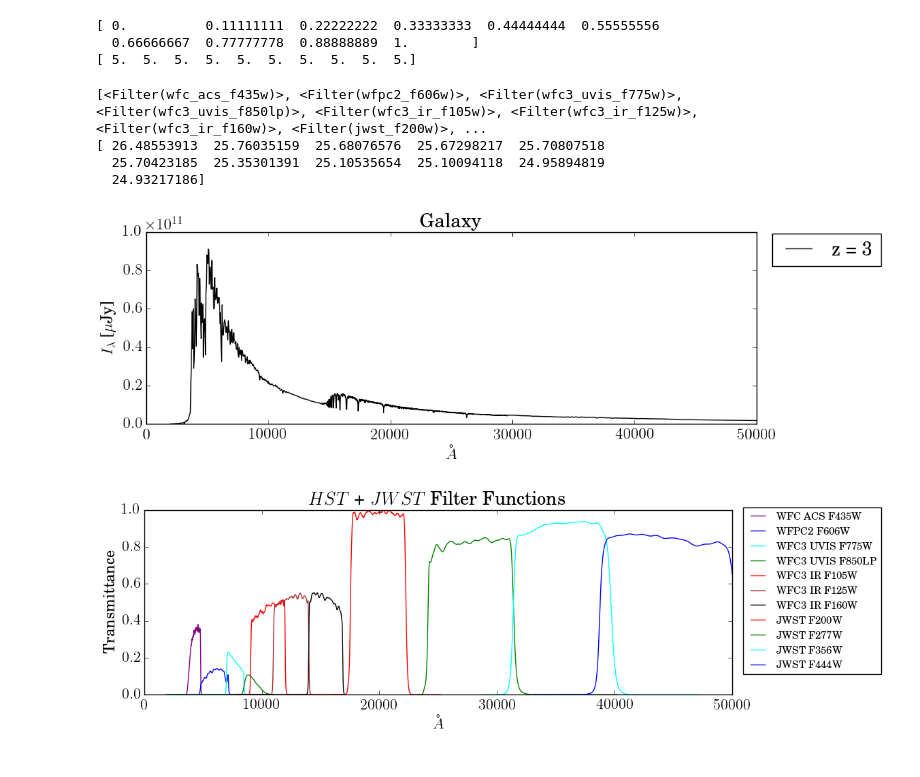
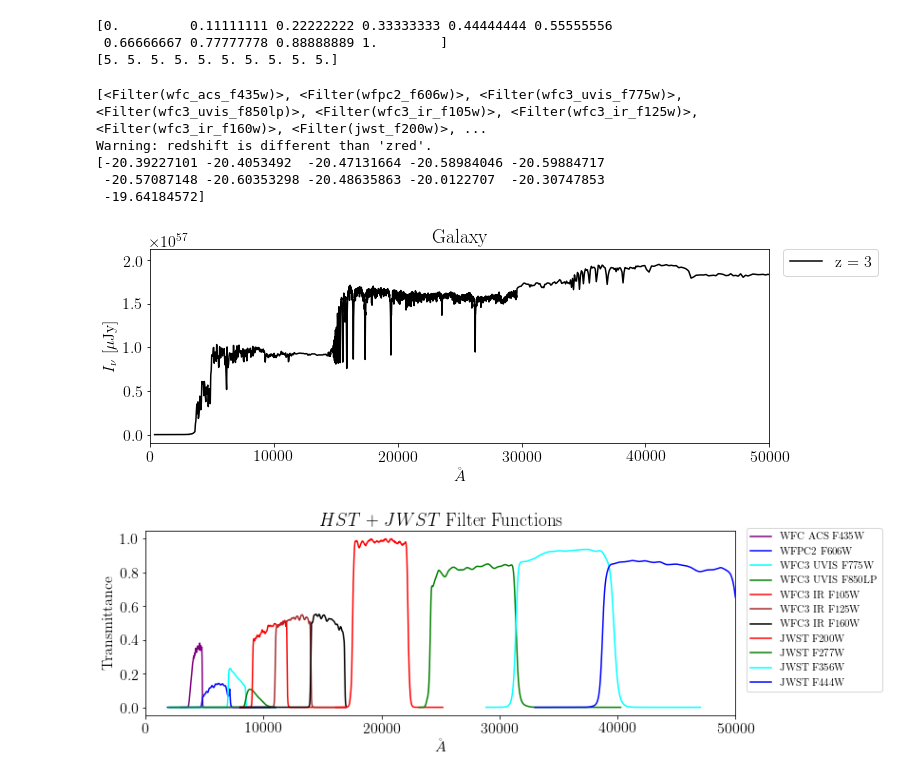
Before and after one commit to goyarzun/RadiationProject, a Jupyter notebook: The_Last_SED-i.ipynb, the cells around one changed output. Drawn from its saved outputs; the diff is of its cells as text; code cells hidden in the pictures.

```diff
--- a/The_Last_SED-i.ipynb
+++ b/The_Last_SED-i.ipynb
@@ -16,7 +16,7 @@ matplotlib.rc('font', **font)
 # %%
 # These params are still wrong... need to figure out the correct ones
 sp = fsps.StellarPopulation(compute_vega_mags=False,zcontinuous=1,sfh=3,
-                            logzsol=0.0,dust_type=2,dust2=0.2,zred=3.0,add_igm_absorption=True)
+                            logzsol=0.0,dust_type=2,dust1=0.0,dust2=0.2,zred=3.0,add_igm_absorption=True)
 
 # set_tabular_sfh(age, sfr, Z=None)
 # Set a tabular SFH for use with the sfh=3 option. See the FSPS documentation for
@@ -32,16 +32,20 @@ sp = fsps.StellarPopulation(compute_vega_mags=False,zcontinuous=1,sfh=3,
 ages = np.linspace(0,1.0,10) # in Gyr
 sfr_ages = np.ones(len(ages))*5.0 # 5 Msol/age bin ... setting the constant sfr = 5 Msun/year
 
+h = 6.6260755e-27 #erg * s
+c = 2.99792458e10 #cm/s
+
 print(ages)
 print(sfr_ages)
 
 sp.set_tabular_sfh(ages, sfr_ages)
 # %% [output]
-[ 0.          0.11111111  0.22222222  0.33333333  0.44444444  0.55555556
-  0.66666667  0.77777778  0.88888889  1.        ]
-[ 5.  5.  5.  5.  5.  5.  5.  5.  5.  5.]
+[0.         0.11111111 0.22222222 0.33333333 0.44444444 0.55555556
+ 0.66666667 0.77777778 0.88888889 1.        ]
+[5. 5. 5. 5. 5. 5. 5. 5. 5. 5.]
 # %%
 age = 0.5 #Gyr
+
 z = 3 #redshift #### For now just testing with optical filters
 
 fsps_filters = []
@@ -61,25 +65,28 @@ print(fsps_filters)
 z3_mags = sp.get_mags(tage=age, bands=[f.name for f in fsps_filters])
 print(z3_mags)
 
-wave, spec = sp.get_spectrum(tage=age, peraa=True)
+wave, spec = sp.get_spectrum(tage=age)
 # %% [output]
 [<Filter(wfc_acs_f435w)>, <Filter(wfpc2_f606w)>, <Filter(wfc3_uvis_f775w)>, <Filter(wfc3_uvis_f850lp)>, <Filter(wfc3_ir_f105w)>, <Filter(wfc3_ir_f125w)>, <Filter(wfc3_ir_f160w)>, <Filter(jwst_f200w)>, ...
-[ 26.48553913  25.76035159  25.68076576  25.67298217  25.70807518
-  25.70423185  25.35301391  25.10535654  25.10094118  24.95894819
-  24.93217186]
+Warning: redshift is different than 'zred'.
+[-20.39227101 -20.4053492  -20.47131664 -20.58984046 -20.59884717
+ -20.57087148 -20.60353298 -20.48635863 -20.0122707  -20.30747853
+ -19.64184572]
 # %%
 # via Ned Wright's cosmology calculator: http://www.astro.ucla.edu/~wright/CosmoCalc.html
 # z=3 => 25924.2 Mpc => 25924.2e+6 pc => ~ 8e+28 cm
 D = 8e+28 # cm
 L_sol = 3.828e+33 # erg * s^-1
 flux_factor = L_sol/(4*np.pi*D**2)
+#flux_factor = L_sol/float(1+z)
 jansky = 1e-23 # erg * s^-1 * cm^-2 * Hz
 
 # Window the spectra
-indices = np.where((wave >= 500) & (wave <= 20000))
+indices = np.where((wave >= 0) & (wave <= 20000))[0]
 useWave, useSpec = wave[indices], spec[indices]
 
 # Convert to Jansky
+cgsSpec = useSpec*L_sol
 useSpec = useSpec*(flux_factor/jansky)*1e+6 # micro-Janskys
 z3_wave = useWave * (z+1)
 
@@ -87,31 +94,31 @@ colors = ["purple","blue","cyan","green", "red", "brown", "black", "red", "green
 # %%
 fig = plt.figure(figsize=(10, 4))
 plt.plot(z3_wave,useSpec,color='k',label="z = 3")
 plt.title("Galaxy")
 plt.xlabel(r"$\AA$")
-plt.ylabel(r"$I_{\lambda}$  [$\mu$Jy]")
+plt.ylabel(r"$I_{\nu}$  [$\mu$Jy]")
 plt.xlim([0,50000])
 plt.legend(bbox_to_anchor=(1.01, 1.04),loc=2)
 plt.tight_layout()
 plt.show()
 
 
 fig = plt.figure(figsize=(10, 4))
 for i,f in enumerate(fsps_filters):
     plt.plot(f.transmission[0],f.transmission[1],color=colors[i],label=f.name.replace('_',' ').upper())
 
 
 plt.title("$HST$ + $JWST$ Filter Functions")
 plt.xlabel(r"$\AA$")
 plt.ylabel("Transmittance")
 plt.xlim([0,50000])
 plt.legend(bbox_to_anchor=(1.01, 1.04),loc=2,fontsize=11)
 
 plt.tight_layout()
 plt.show()
 # %% [output]
-[figure, old version]
+[figure, new version]
-[figure, old version]
+[figure, new version]
 # %%
 z3_bandpass_fluxes = OrderedDict()
 for f in fsps_filters:
```
Also changed, not shown: parts of 3 cells of this notebook, 1 other file.
